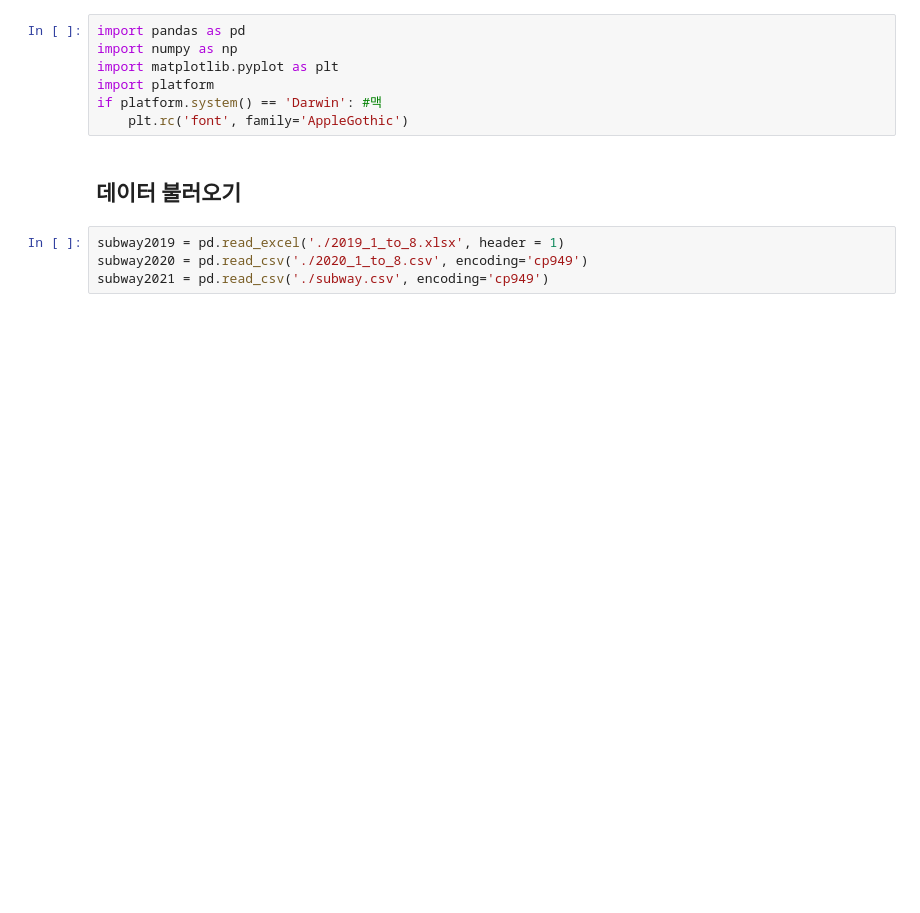
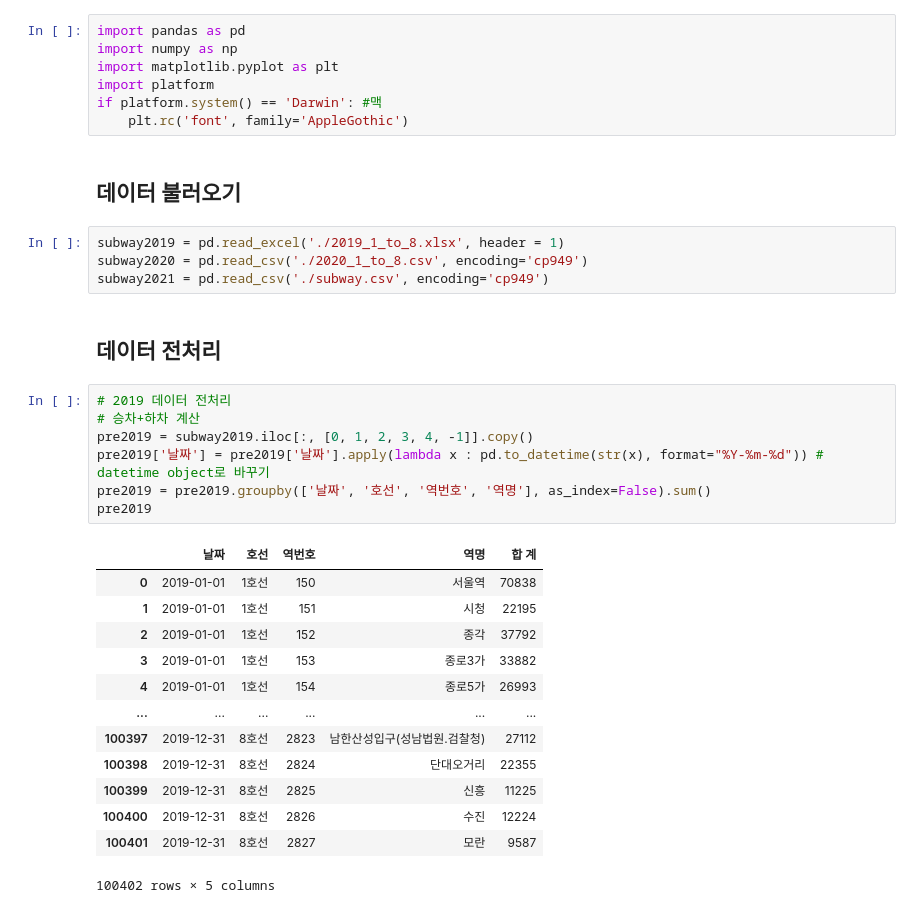
Before and after one commit to SeungyounShin/DGU-DataAnalysis, a Jupyter notebook: hyemin-station.ipynb, the cells around one changed output. Drawn from its saved outputs; the diff is of its cells as text; blank space fills up the shorter version.

```diff
--- a/hyemin-station.ipynb
+++ b/hyemin-station.ipynb
@@ -11,3 +11,26 @@ if platform.system() == 'Darwin': #맥
 subway2019 = pd.read_excel('./2019_1_to_8.xlsx', header = 1)
 subway2020 = pd.read_csv('./2020_1_to_8.csv', encoding='cp949')
 subway2021 = pd.read_csv('./subway.csv', encoding='cp949')
+# %% [markdown]
+## 데이터 전처리
+# %%
+# 2019 데이터 전처리
+# 승차+하차 계산
+pre2019 = subway2019.iloc[:, [0, 1, 2, 3, 4, -1]].copy()
+pre2019['날짜'] = pre2019['날짜'].apply(lambda x : pd.to_datetime(str(x), format="%Y-%m-%d")) # datetime object로 바꾸기
+pre2019 = pre2019.groupby(['날짜', '호선', '역번호', '역명'], as_index=False).sum()
+pre2019
+# %% [output]
+|  | 날짜 | 호선 | 역번호 | 역명 | 합 계 |
+| 0 | 2019-01-01 | 1호선 | 150 | 서울역 | 70838 |
+| 1 | 2019-01-01 | 1호선 | 151 | 시청 | 22195 |
+| 2 | 2019-01-01 | 1호선 | 152 | 종각 | 37792 |
+| 3 | 2019-01-01 | 1호선 | 153 | 종로3가 | 33882 |
+| 4 | 2019-01-01 | 1호선 | 154 | 종로5가 | 26993 |
+| ... | ... | ... | ... | ... | ... |
+| 100397 | 2019-12-31 | 8호선 | 2823 | 남한산성입구(성남법원.검찰청) | 27112 |
+| 100398 | 2019-12-31 | 8호선 | 2824 | 단대오거리 | 22355 |
+| 100399 | 2019-12-31 | 8호선 | 2825 | 신흥 | 11225 |
+| 100400 | 2019-12-31 | 8호선 | 2826 | 수진 | 12224 |
+| 100401 | 2019-12-31 | 8호선 | 2827 | 모란 | 9587 |
+100402 rows × 5 columns
```
Also changed, not shown: parts of 18 cells of this notebook.
